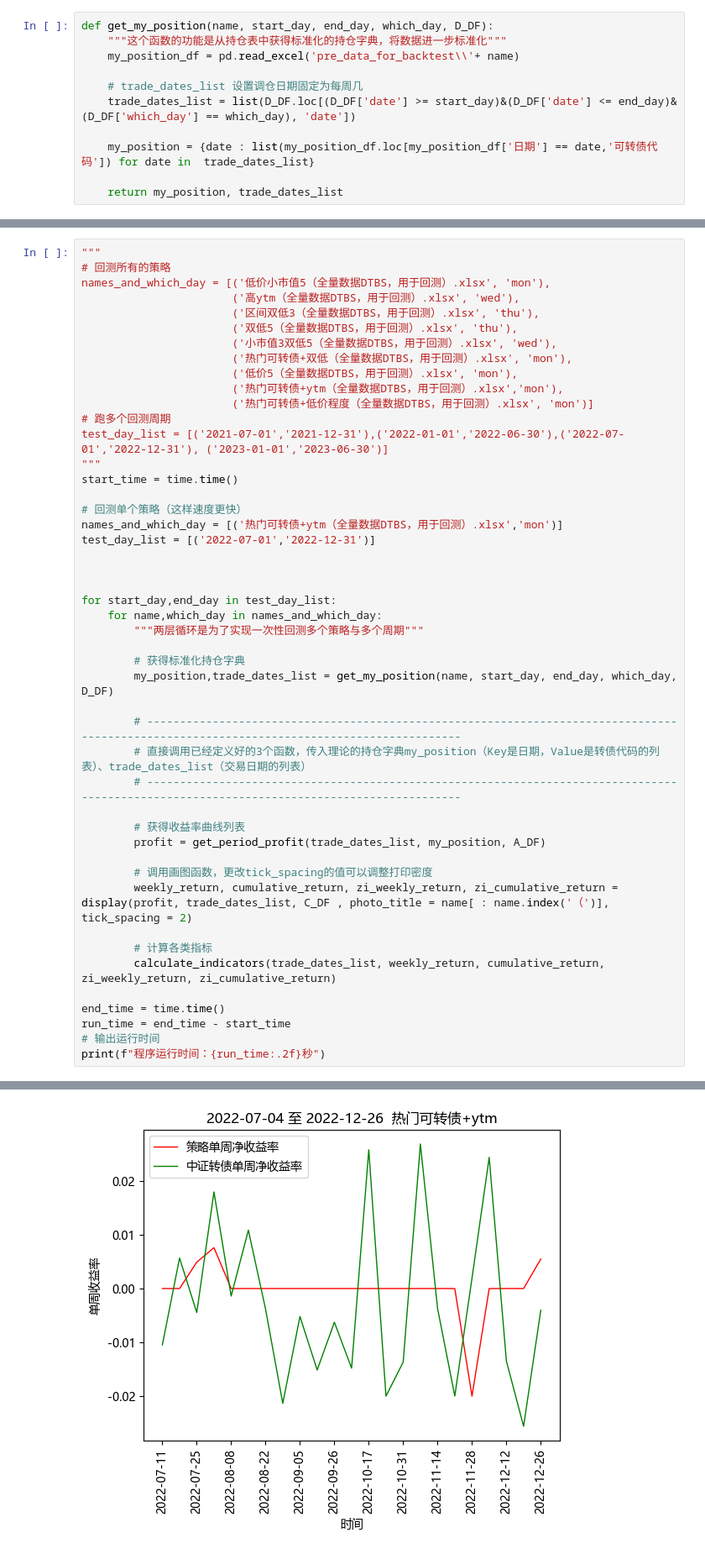
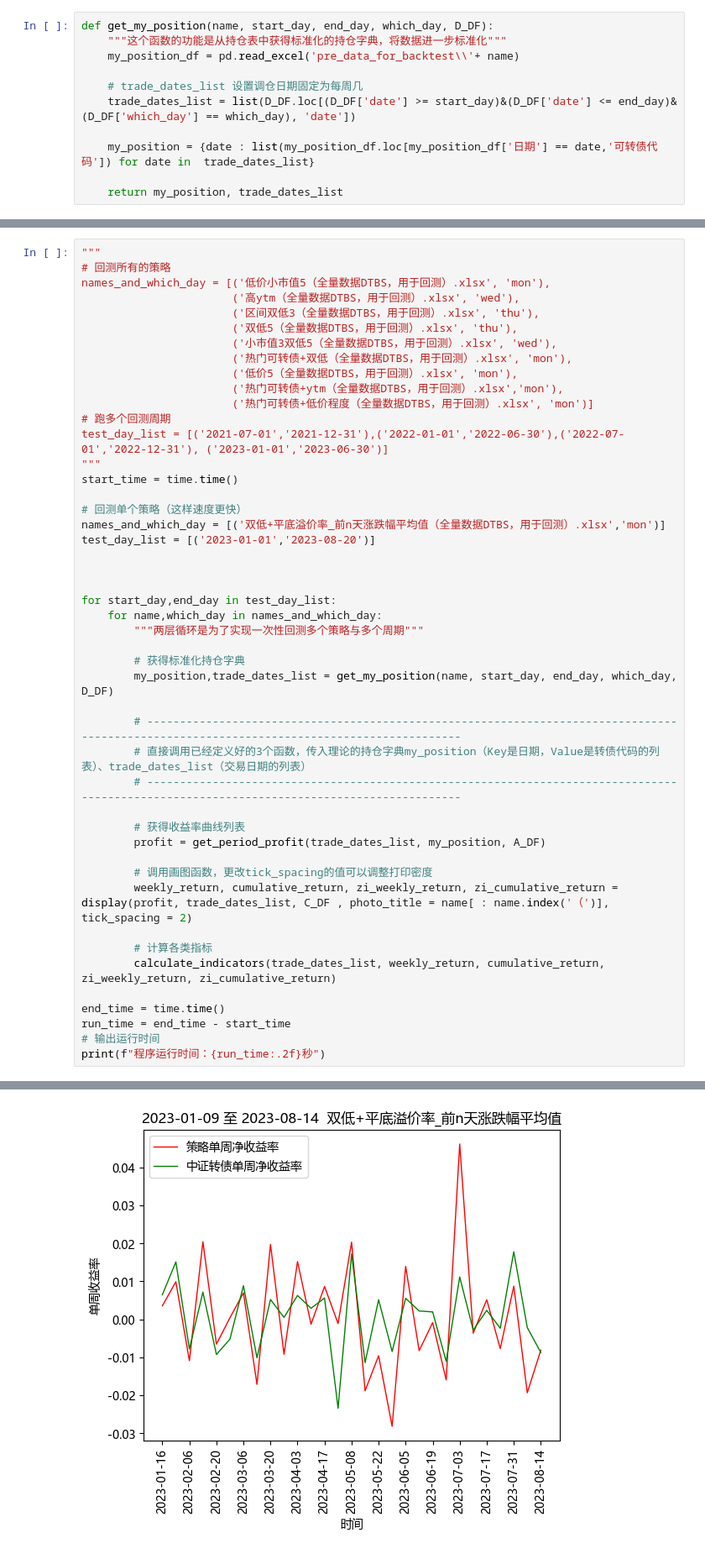
Before and after one commit to Big-ZhangCG/DB_FROM_20230811, a Jupyter notebook: mywork_ByZCG/backtest.ipynb, the cells around one changed output, grey strips where cells are left out. Shown at 84% size. Cells and saved outputs as stored; diff of their text form.

```diff
--- a/mywork_ByZCG/backtest.ipynb
+++ b/mywork_ByZCG/backtest.ipynb
@@ -415,8 +415,8 @@ test_day_list = [('2021-07-01','2021-12-31'),('2022-01-01','2022-06-30'),('2022-
 start_time = time.time()
 
 # 回测单个策略（这样速度更快）
-names_and_which_day = [('热门可转债+ytm（全量数据DTBS，用于回测）.xlsx','mon')]
-test_day_list = [('2022-07-01','2022-12-31')]
+names_and_which_day = [('双低+平底溢价率_前n天涨跌幅平均值（全量数据DTBS，用于回测）.xlsx','mon')]
+test_day_list = [('2023-01-01','2023-08-20')]
 
 
 
@@ -454,2 +454,2 @@ print(f"程序运行时间：{run_time:.2f}秒")
 <Figure size 36000x18000 with 0 Axes>
-[figure, old version]
+[figure, new version]
```
Also changed, not shown: parts of 1 cell of this notebook, 27 other files.
